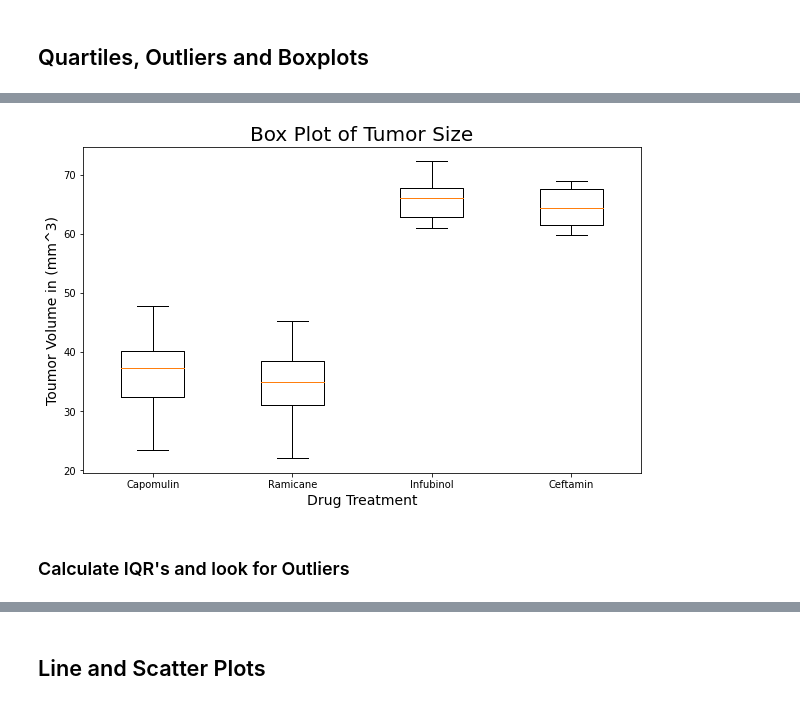
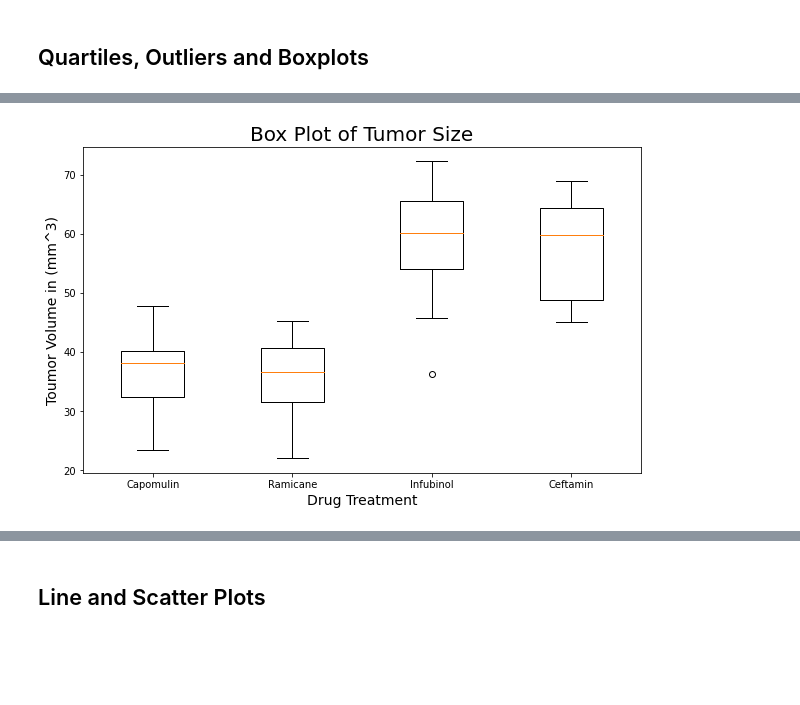
Before and after one commit to JeffPinegar/Python_ManCeuticals, a Jupyter notebook: JSP Pymaceuticals.ipynb, the cells around one changed output, grey strips where cells are left out. Cells and saved outputs as stored; diff of their text form; code cells hidden in the pictures; blank space fills up the shorter version.

Commit message:
final draft Oct 29, corrected outliers and gender pie charts

```diff
--- a/JSP Pymaceuticals.ipynb
+++ b/JSP Pymaceuticals.ipynb
@@ -231,16 +235,19 @@ plt.pie(values,                                                 # set the values
 # Calculate the final tumor volume of each mouse across four of the treatment regimens:
 # Capomulin, Ramicane, Infubinol, and Ceftamin
 
+
 # Start by getting the last (greatest) timepoint for each mouse
-mouse_df_45 = mouse_df.loc[(mouse_df['Timepoint'] == 45)]
+mouse_df.sort_values(by=['Timepoint'], ascending=True, inplace=True)
+mouse_df.info
+mouse_df_max = mouse_df.groupby('Mouse ID').last()
+mouse_df_max = pd.DataFrame(mouse_df_max)
 
 # Build a data frame only containing Capomulin, Ramicane, Infubinol, and Ceftamin
-mouse_df_45_by4 = mouse_df_45.loc[(mouse_df_45['Drug Regimen'] == 'Capomulin') |
-                 (mouse_df_45['Drug Regimen'] == 'Ramicane') |
-                 (mouse_df_45['Drug Regimen'] == 'Infubinol') |
-                 (mouse_df_45['Drug Regimen'] == 'Ceftamin')]
+mouse_df_max_by4 = mouse_df_max.loc[(mouse_df_max['Drug Regimen'] == 'Capomulin') |
+                 (mouse_df_max['Drug Regimen'] == 'Ramicane') |
+                 (mouse_df_max['Drug Regimen'] == 'Infubinol') |
+                 (mouse_df_max['Drug Regimen'] == 'Ceftamin')]
 
-mouse_df_45_by4.head(10)
-#c=mouse_df.loc[(mouse_df['Drug Regimen'] == 'Capomulin') & (mouse_df['Timepoint']==45)]
-#Capomulin = c['Tumor Volume (mm3)']
+mouse_df_max_by4.head(10)
+print (len(mouse_df_max_by4))       # how many values are there between the four drugs.
 # %% [output]
@@ -258,22 +338,19 @@ mouse_df_45_by4.head(10)
 # %%
+# Generate a box plot that shows the distrubution of the tumor volume for each treatment group.
 
-# Build list for each of the selected Drug Regimen including only the final observation, time point 45
-Capomulin_lst = mouse_df.loc[(mouse_df['Drug Regimen'] == 'Capomulin') & (mouse_df['Timepoint']==45)]['Tumor Volume (mm3)'].tolist()
-Ramicane_lst = mouse_df.loc[(mouse_df['Drug Regimen'] == 'Ramicane') & (mouse_df['Timepoint']==45)]['Tumor Volume (mm3)'].tolist()
-Infubinol_lst = mouse_df.loc[(mouse_df['Drug Regimen'] == 'Infubinol') & (mouse_df['Timepoint']==45)]['Tumor Volume (mm3)'].tolist()
-Ceftamin_lst = mouse_df.loc[(mouse_df['Drug Regimen'] == 'Ceftamin') & (mouse_df['Timepoint']==45)]['Tumor Volume (mm3)'].tolist()
+# Create list of observations for each of the four treatments
 
-# Put this list in to a dictionary
-myDic= {'Capomulin':Capomulin_lst, 'Ramicane':Ramicane_lst, 'Infubinol':Infubinol_lst, 'Ceftamin':Ceftamin_lst}
+myDic= {'Capomulin':boxplot_df['Tumor Volume (mm3)'].loc[boxplot_df['Drug Regimen']== 'Capomulin'],
+        'Ramicane':boxplot_df['Tumor Volume (mm3)'].loc[boxplot_df['Drug Regimen']== 'Ramicane'],
+        'Infubinol':boxplot_df['Tumor Volume (mm3)'].loc[boxplot_df['Drug Regimen']== 'Infubinol'],
+        'Ceftamin':boxplot_df['Tumor Volume (mm3)'].loc[boxplot_df['Drug Regimen']== 'Ceftamin']}
 
-# Create a Boxplot to see what is going on.
+# Build a box plot containing the four treatments.
 fig, ax = plt.subplots(figsize=(10,6))
 plt.title('Box Plot of Tumor Size', fontsize = 20)
 plt.xlabel('Drug Treatment', fontsize = 14 )
 plt.ylabel('Toumor Volume in (mm^3)', fontsize = 14)
 ax.boxplot(myDic.values())
 ax.set_xticklabels(myDic.keys());
 # %% [output]
-[figure, old version]
+[figure, new version]
-# %% [markdown]
-### Calculate IQR's and look for Outliers
```
Also changed, not shown: parts of 11 cells of this notebook, 1 other file.
